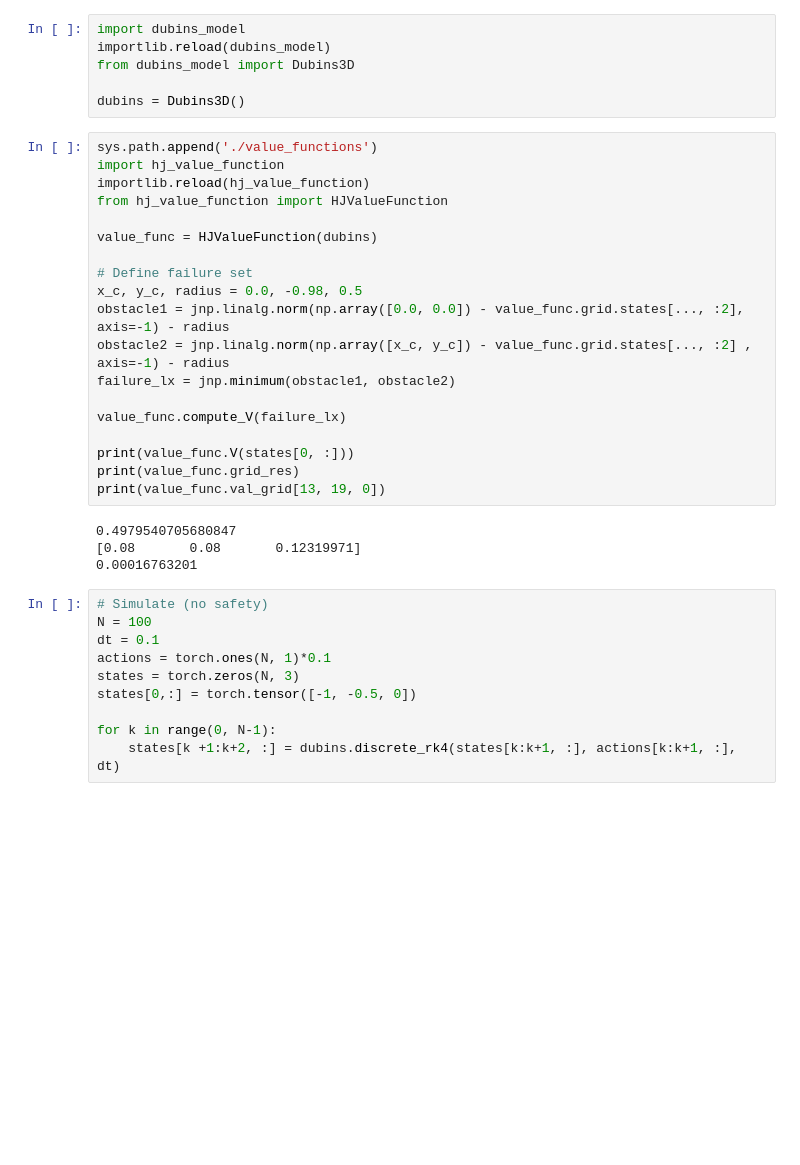
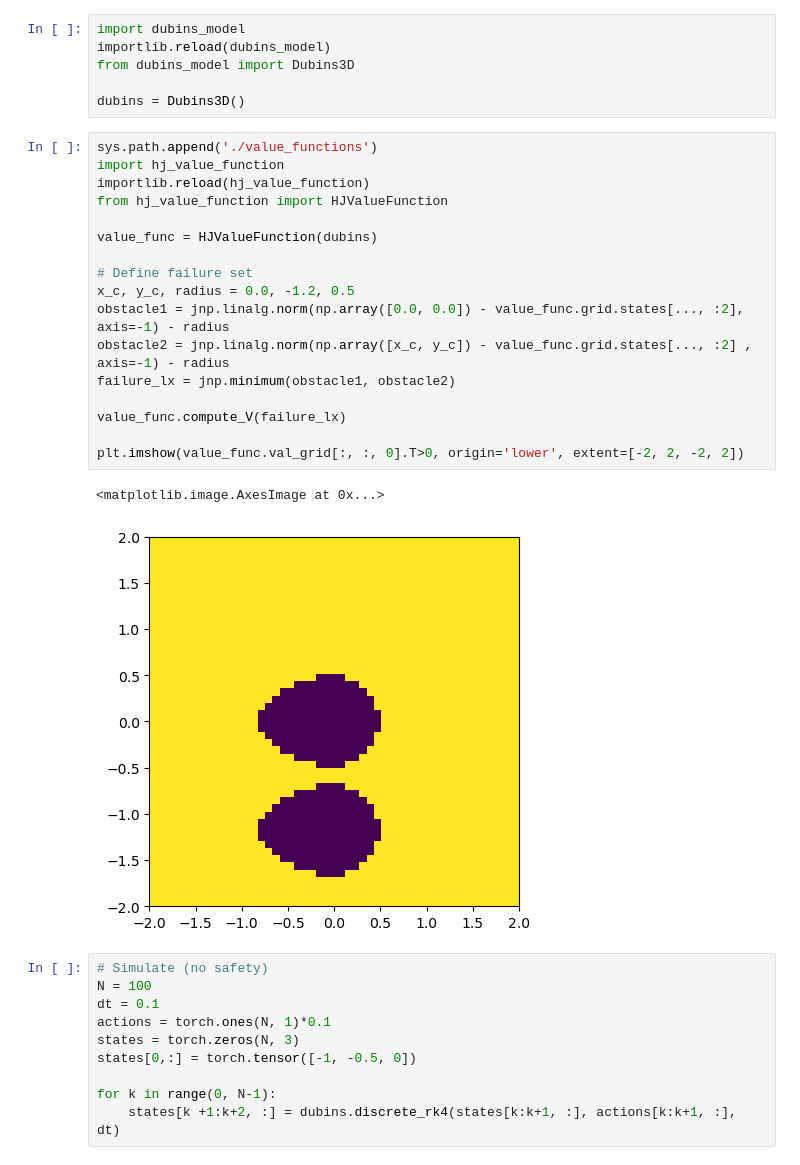
Before and after one commit to stevenwman/latent-affine-safety, a Jupyter notebook: safety_switching.ipynb, the cells around one changed output. Saved outputs shown, nothing was run; the diff lists cells and outputs as text; blank space fills up the shorter version.

```diff
--- a/safety_switching.ipynb
+++ b/safety_switching.ipynb
@@ -34,26 +34,23 @@ dubins = Dubins3D()
 # %%
 sys.path.append('./value_functions')
 import hj_value_function
 importlib.reload(hj_value_function)
 from hj_value_function import HJValueFunction
 
 value_func = HJValueFunction(dubins)
 
 # Define failure set
-x_c, y_c, radius = 0.0, -0.98, 0.5
+x_c, y_c, radius = 0.0, -1.2, 0.5
 obstacle1 = jnp.linalg.norm(np.array([0.0, 0.0]) - value_func.grid.states[..., :2], axis=-1) - radius
 obstacle2 = jnp.linalg.norm(np.array([x_c, y_c]) - value_func.grid.states[..., :2] , axis=-1) - radius
 failure_lx = jnp.minimum(obstacle1, obstacle2)
 
 value_func.compute_V(failure_lx)
 
-print(value_func.V(states[0, :]))
-print(value_func.grid_res)
-print(value_func.val_grid[13, 19, 0])
+plt.imshow(value_func.val_grid[:, :, 0].T>0, origin='lower', extent=[-2, 2, -2, 2])
 # %% [output]
-0.4979540705680847
-[0.08       0.08       0.12319971]
-0.00016763201
+<matplotlib.image.AxesImage at 0x...>
+[figure, added]
 # %%
 # Simulate (no safety)
 N = 100
```
Also changed, not shown: parts of 7 cells of this notebook, 3 other files.
